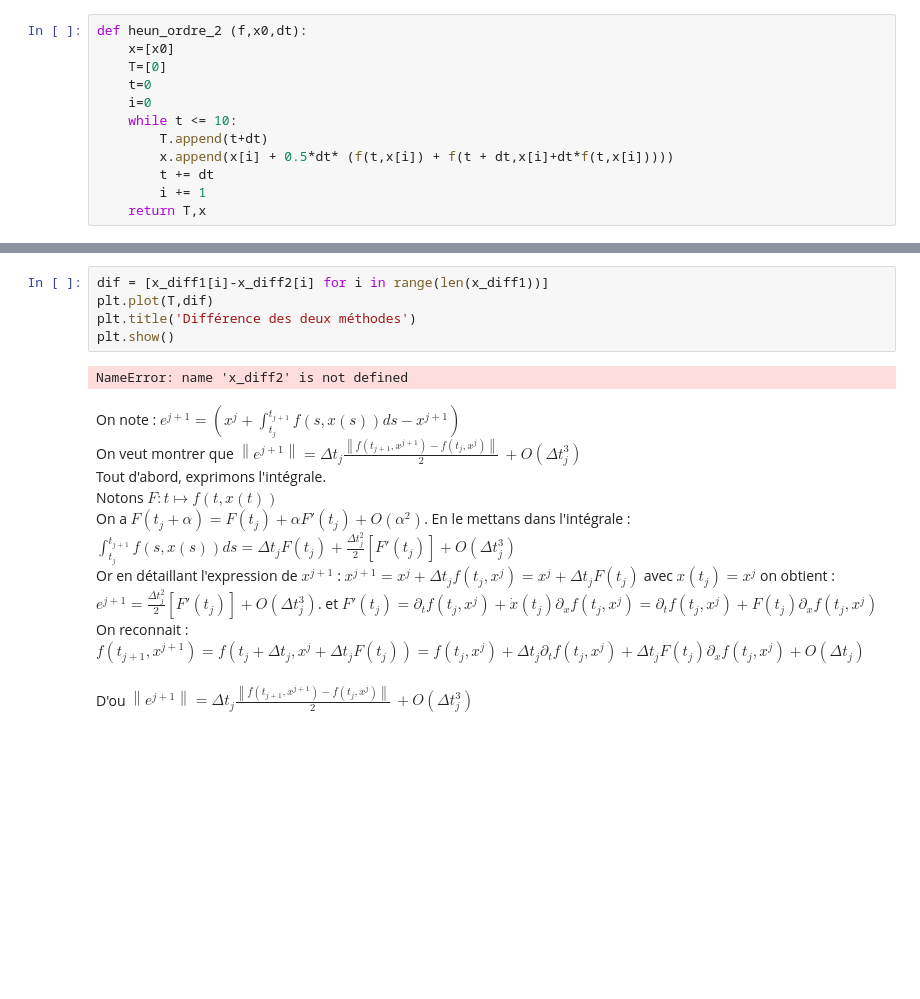
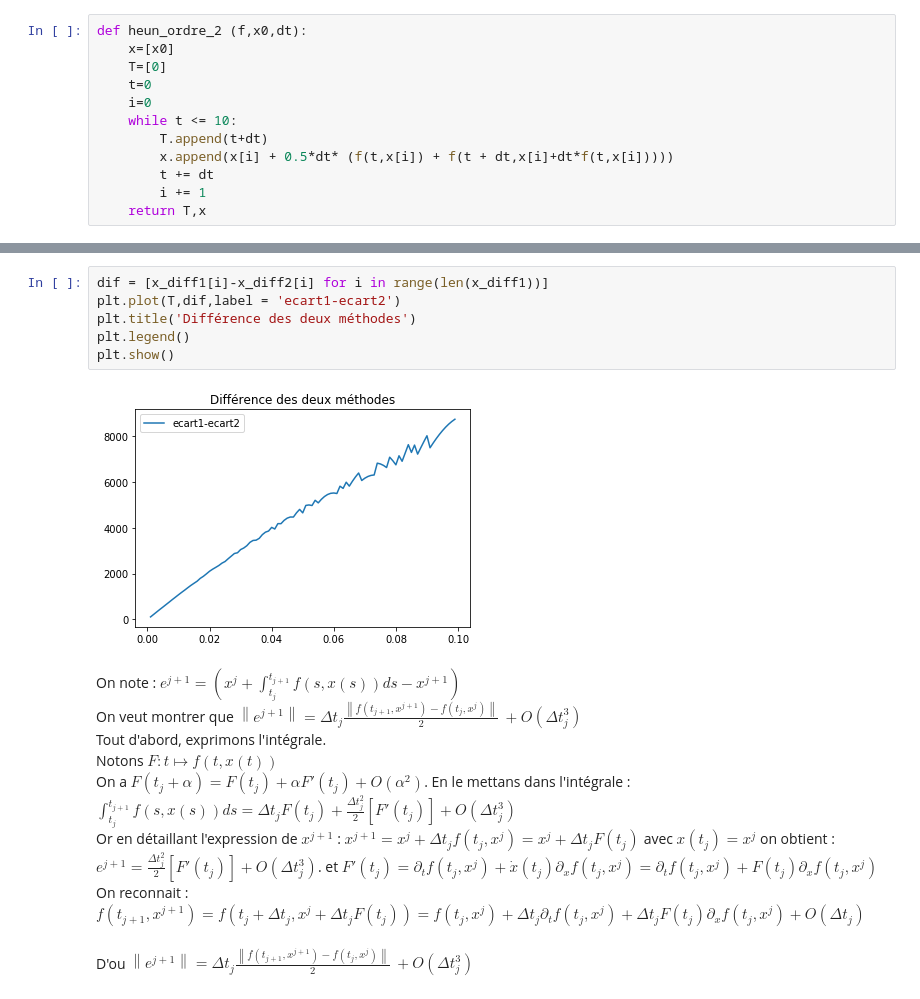
Before and after one commit to florent-escribe/projet-math-info-2, a Jupyter notebook: Untitled.ipynb, the cells around one changed output, grey strips where cells are left out. Saved outputs shown, nothing was run; the diff lists cells and outputs as text; blank space fills up the shorter version.

```diff
--- a/Untitled.ipynb
+++ b/Untitled.ipynb
@@ -100,10 +96,11 @@ plt.show()
 # %%
 dif = [x_diff1[i]-x_diff2[i] for i in range(len(x_diff1))]
-plt.plot(T,dif)
+plt.plot(T,dif,label = 'ecart1-ecart2')
 plt.title('Différence des deux méthodes')
+plt.legend()
 plt.show()
 # %% [output]
-NameError: name 'x_diff2' is not defined
+[figure, added]
 # %% [markdown]
 On note :  $e^{j+1} = \left(  x^{j} + \int_{t_j}^{t_{j+1}} f(s,x(s)) ds - x^{j+1} \right) $ \
 On veut montrer que $ \left\| e^{j+1} \right\| =\Delta t_{j}  \frac{\left\|f(t_{j+1}, x^{j+1})-f(t_{j},  x^{j})\right\|}{2}\ + O(\Delta t_{j}^{3}) $ \
```
Also changed, not shown: parts of 2 cells of this notebook.
